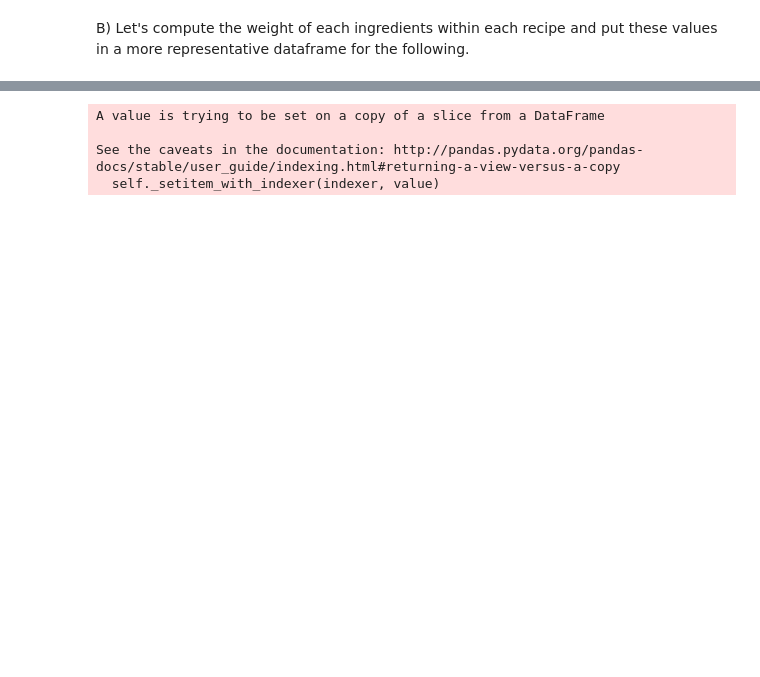
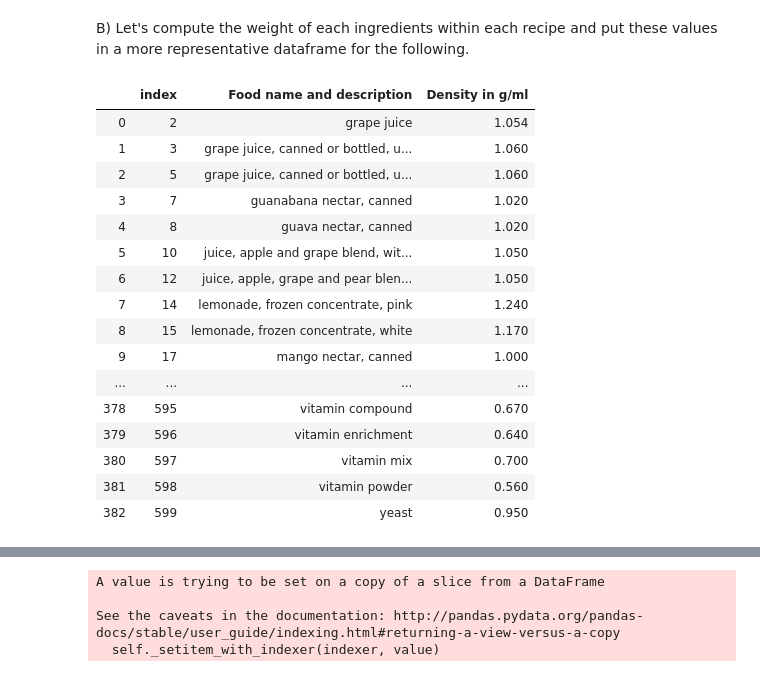
Before and after one commit to lautenba/ADA_pADAwan_Project, a Jupyter notebook: project.ipynb, the cells around one changed output, grey strips where cells are left out. Drawn from its saved outputs; the diff is of its cells as text; code cells hidden in the pictures; blank space fills up the shorter version.

Commit message:
density dataframe

```diff
--- a/project.ipynb
+++ b/project.ipynb
@@ -414,3 +429,51 @@ for f in range(len(recipe_data['Ingredients'])):
     recipe_data['Ingredients'].iloc[f] =newList
 # %% [markdown]
 B) Let's compute the weight of each ingredients within each recipe and put these values in a more representative dataframe for the following.
+# %%
+# Load the density dataframe
+pd.set_option('display.max_rows', 500)
+
+densityList = pd.read_csv('tabula-listDensity.csv')
+densityList = densityList.rename(columns={"Food name and description Density in g/ml": "Food name and description",\
+                            "Unnamed: 1": "Density in g/ml"})
+
+# we must clean the NaN values into the density column
+densityValue = densityList['Density in g/ml'].values
+densityTest = [str(i).replace('.','',1).isdigit() for i in densityValue]
+density_df = densityList[densityTest]
+
+# We are only interested in the food name and the density column
+density_df = density_df[['Food name and description', 'Density in g/ml']]
+density_df.head(density_df.shape[0])
+#print(density_df.shape[0])
+
+# remove the combination of ingredients --> the food name which contain a "+"
+foodNames = density_df['Food name and description'].values
+foodTest = [not '+' in str(i) for i in foodNames]
+density_df = density_df[foodTest].reset_index()
+
+# put the correct format and filter the nan names
+density_df['Density in g/ml'] = density_df['Density in g/ml'].astype(float)
+density_df['Food name and description'] = density_df['Food name and description'].astype(str)
+density_df['Food name and description'] = np.array([i.lower() for i in density_df['Food name and description'].values])
+density_df = density_df[density_df['Food name and description'].values != 'nan']
+density_df.head(density_df.shape[0])
+#print(density_df.shape[0])
+# %% [output]
+|  | index | Food name and description | Density in g/ml |
+| 0 | 2 | grape juice | 1.054 |
+| 1 | 3 | grape juice, canned or bottled, u... | 1.060 |
+| 2 | 5 | grape juice, canned or bottled, u... | 1.060 |
+| 3 | 7 | guanabana nectar, canned | 1.020 |
+| 4 | 8 | guava nectar, canned | 1.020 |
+| 5 | 10 | juice, apple and grape blend, wit... | 1.050 |
+| 6 | 12 | juice, apple, grape and pear blen... | 1.050 |
+| 7 | 14 | lemonade, frozen concentrate, pink | 1.240 |
+| 8 | 15 | lemonade, frozen concentrate, white | 1.170 |
+| 9 | 17 | mango nectar, canned | 1.000 |
+| ... | ... | ... | ... |
+| 378 | 595 | vitamin compound | 0.670 |
+| 379 | 596 | vitamin enrichment | 0.640 |
+| 380 | 597 | vitamin mix | 0.700 |
+| 381 | 598 | vitamin powder | 0.560 |
+| 382 | 599 | yeast | 0.950 |
```
Also changed, not shown: parts of 6 cells of this notebook, 4 other files.
